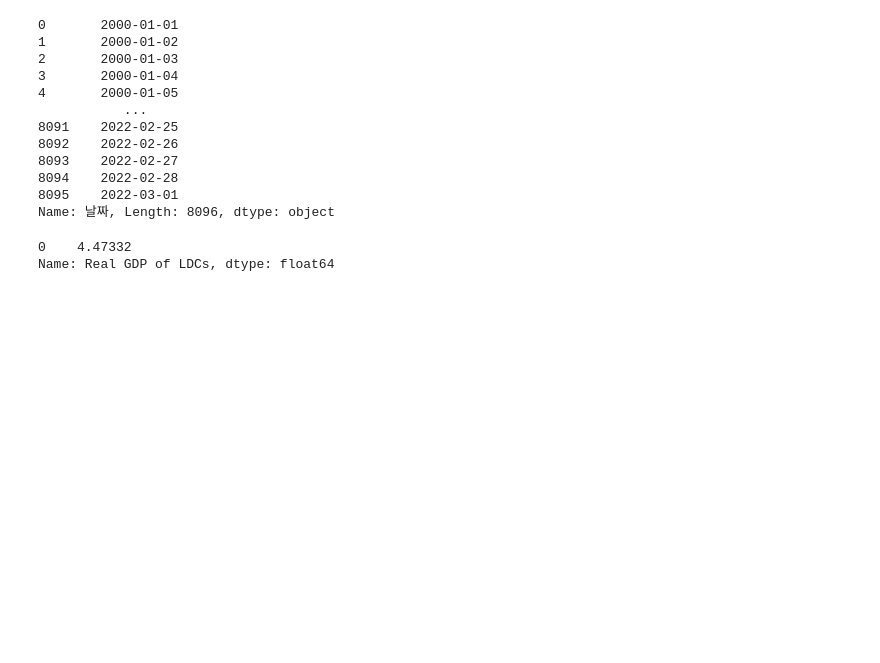
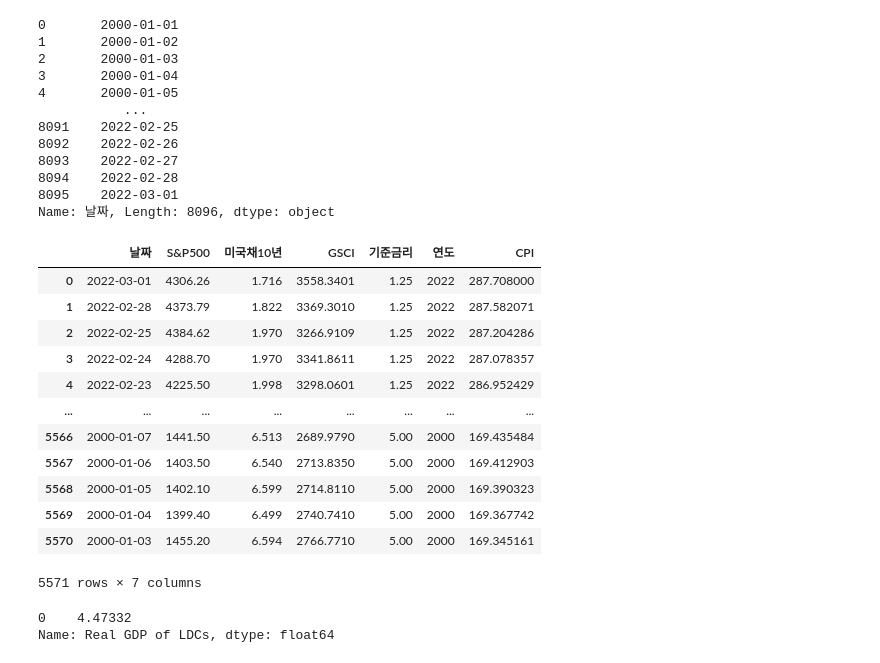
Before and after one commit to rjsgn1209/B-Project5, a Jupyter notebook: preprocessing.ipynb, the cells around one changed output. Cells and saved outputs as stored; diff of their text form; code cells hidden in the pictures; blank space fills up the shorter version.

```diff
--- a/preprocessing.ipynb
+++ b/preprocessing.ipynb
@@ -402,6 +418,22 @@ df_cpi_bo['날짜']
 Name: 날짜, Length: 8096, dtype: object
 # %%
 df = pd.merge(df, df_cpi_bo, how='inner', on='날짜')
+# %%
+df
+# %% [output]
+|  | 날짜 | S&P500 | 미국채10년 | GSCI | 기준금리 | 연도 | CPI |
+| 0 | 2022-03-01 | 4306.26 | 1.716 | 3558.3401 | 1.25 | 2022 | 287.708000 |
+| 1 | 2022-02-28 | 4373.79 | 1.822 | 3369.3010 | 1.25 | 2022 | 287.582071 |
+| 2 | 2022-02-25 | 4384.62 | 1.970 | 3266.9109 | 1.25 | 2022 | 287.204286 |
+| 3 | 2022-02-24 | 4288.70 | 1.970 | 3341.8611 | 1.25 | 2022 | 287.078357 |
+| 4 | 2022-02-23 | 4225.50 | 1.998 | 3298.0601 | 1.25 | 2022 | 286.952429 |
+| ... | ... | ... | ... | ... | ... | ... | ... |
+| 5566 | 2000-01-07 | 1441.50 | 6.513 | 2689.9790 | 5.00 | 2000 | 169.435484 |
+| 5567 | 2000-01-06 | 1403.50 | 6.540 | 2713.8350 | 5.00 | 2000 | 169.412903 |
+| 5568 | 2000-01-05 | 1402.10 | 6.599 | 2714.8110 | 5.00 | 2000 | 169.390323 |
+| 5569 | 2000-01-04 | 1399.40 | 6.499 | 2740.7410 | 5.00 | 2000 | 169.367742 |
+| 5570 | 2000-01-03 | 1455.20 | 6.594 | 2766.7710 | 5.00 | 2000 | 169.345161 |
+5571 rows × 7 columns
 # %%
 df_gdp = pd.read_csv('data_files/GDP.csv')
 # %%
```
Also changed, not shown: parts of 26 cells of this notebook, 13 other files.
